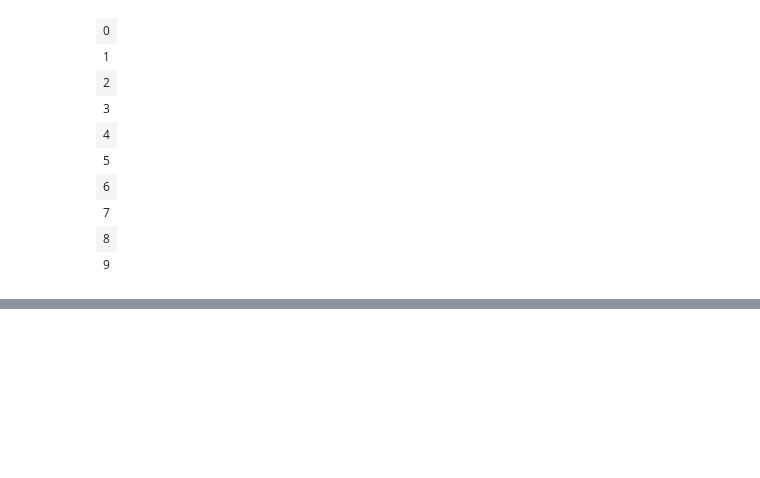
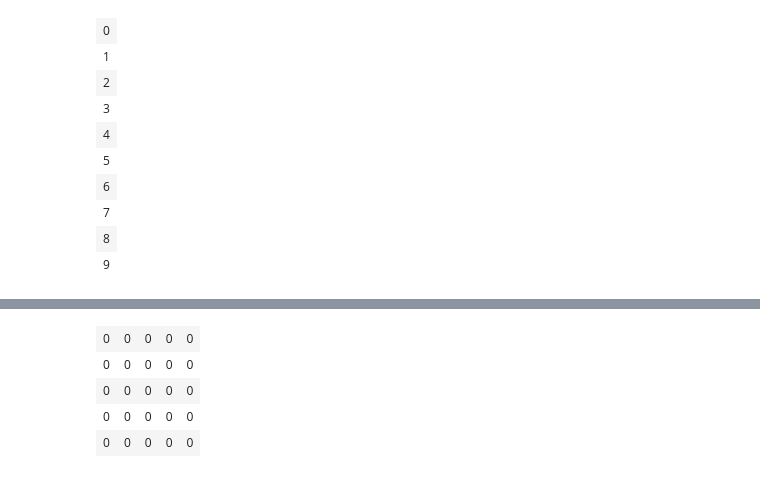
Before and after one commit to tuomasvaltanenLUAS/DataAnalytics2026, a Jupyter notebook: lecture2_numpy/numpy_examples1.ipynb, the cells around one changed output, grey strips where cells are left out. Cells and saved outputs as stored; diff of their text form; code cells hidden in the pictures; blank space fills up the shorter version.

```diff
--- a/lecture2_numpy/numpy_examples1.ipynb
+++ b/lecture2_numpy/numpy_examples1.ipynb
@@ -66,0 +149,12 @@ data
+# %%
+# we can also change the data type into integer
+# astype() is also usable most of the time in pandas
+# very handy when the data is in a weird format (from a file etc.)
+data = np.zeros((5, 5)).astype(int)
+data
+# %% [output]
+| 0 | 0 | 0 | 0 | 0 |
+| 0 | 0 | 0 | 0 | 0 |
+| 0 | 0 | 0 | 0 | 0 |
+| 0 | 0 | 0 | 0 | 0 |
+| 0 | 0 | 0 | 0 | 0 |
```
Also changed, not shown: parts of 10 cells of this notebook.
